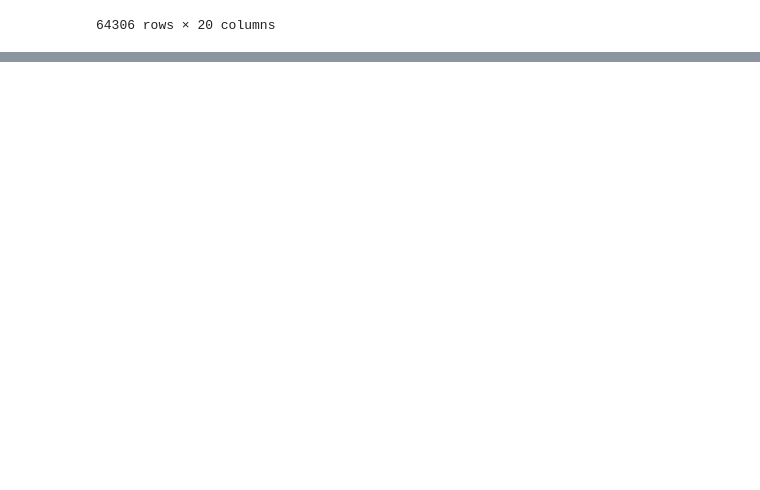
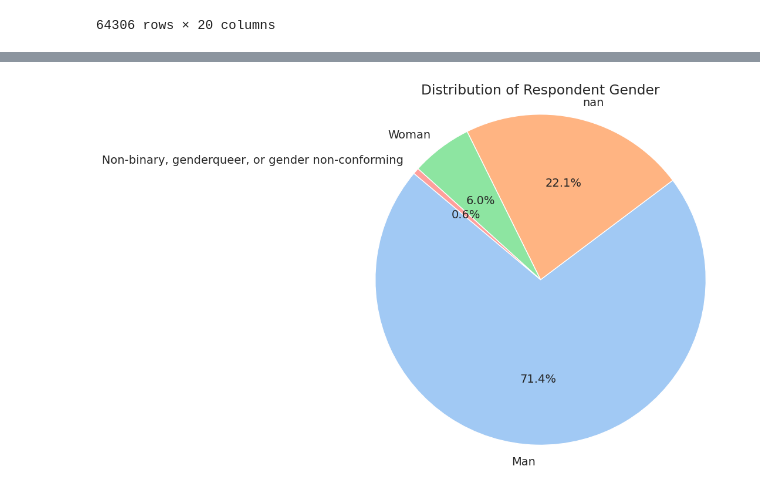
Before and after one commit to Harish-lvrk/Data-Analysis-project, a Jupyter notebook: EDA_StackOverflow_2025_surveydata.ipynb, the cells around one changed output, grey strips where cells are left out. Drawn from its saved outputs; the diff is of its cells as text; code cells hidden in the pictures; blank space fills up the shorter version.

```diff
--- a/EDA_StackOverflow_2025_surveydata.ipynb
+++ b/EDA_StackOverflow_2025_surveydata.ipynb
@@ -658,0 +890,3 @@ survey_df
+# %%
+gender_counts = survey_df.Gender.value_counts(dropna=False)
+display(gender_counts)
@@ -658,0 +901,17 @@ survey_df
+# %%
+# Calculate percentages for the pie chart
+gender_percentages = gender_counts / gender_counts.sum() * 100
+
+# Create the pie chart
+plt.figure(figsize=(8, 8))
+plt.pie(gender_percentages, labels=gender_percentages.index, autopct='%1.1f%%', startangle=140, colors=sns.color_palette('pastel'))
+
+# Add a title
+plt.title('Distribution of Respondent Gender')
+
+# Ensure the pie chart is circular
+plt.axis('equal')
+
+plt.show()
+# %% [output]
+[figure, added]
```
Also changed, not shown: parts of 60 cells of this notebook.
